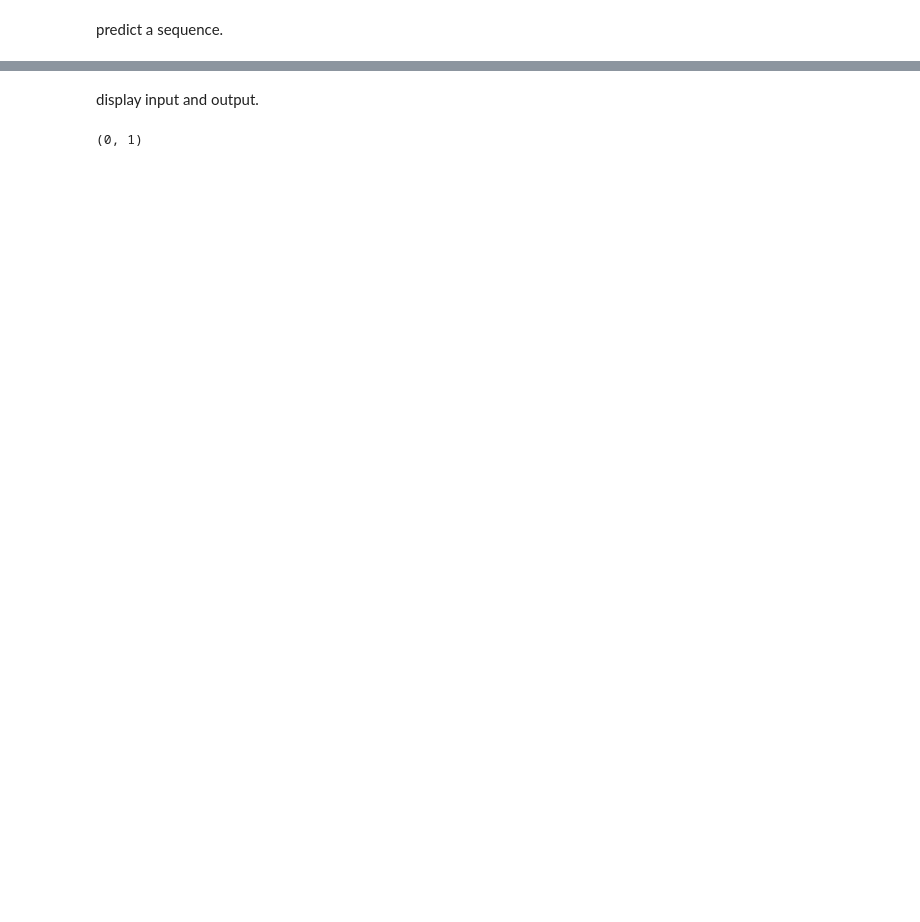
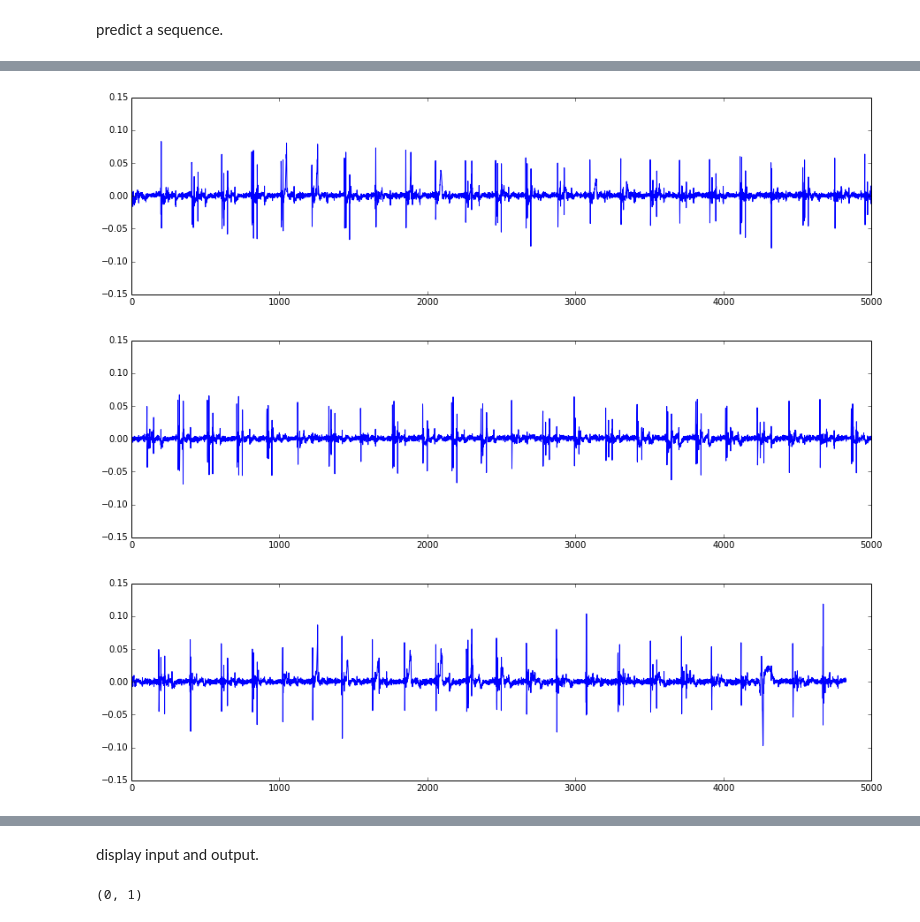
Before and after one commit to afcarl/chainer_seq2seq, a Jupyter notebook: experiment_01.ipynb, the cells around one changed output, grey strips where cells are left out. Cells and saved outputs as stored; diff of their text form; code cells hidden in the pictures; blank space fills up the shorter version.

```diff
--- a/experiment_01.ipynb
+++ b/experiment_01.ipynb
@@ -105,0 +130,17 @@ valid_dst_mini_batch_data = predict.predict_(seq2seq, valid_src_mini_batch_data)
+# %%
+# display them
+def display_errors(data):
+    v = data.reshape(1, -1)
+    plt.figure(figsize=(15, 4))
+    plt.plot(v[0])
+    plt.ylim(-0.15, 0.15)
+    plt.xlim(0, 5000)
+    plt.show()
+# %%
+display_errors(train_errors)
+display_errors(valid_errors)
+display_errors(test_errors)
+# %% [output]
+[figure, added]
+[figure, added]
+[figure, added]
```
Also changed, not shown: parts of 19 cells of this notebook.
